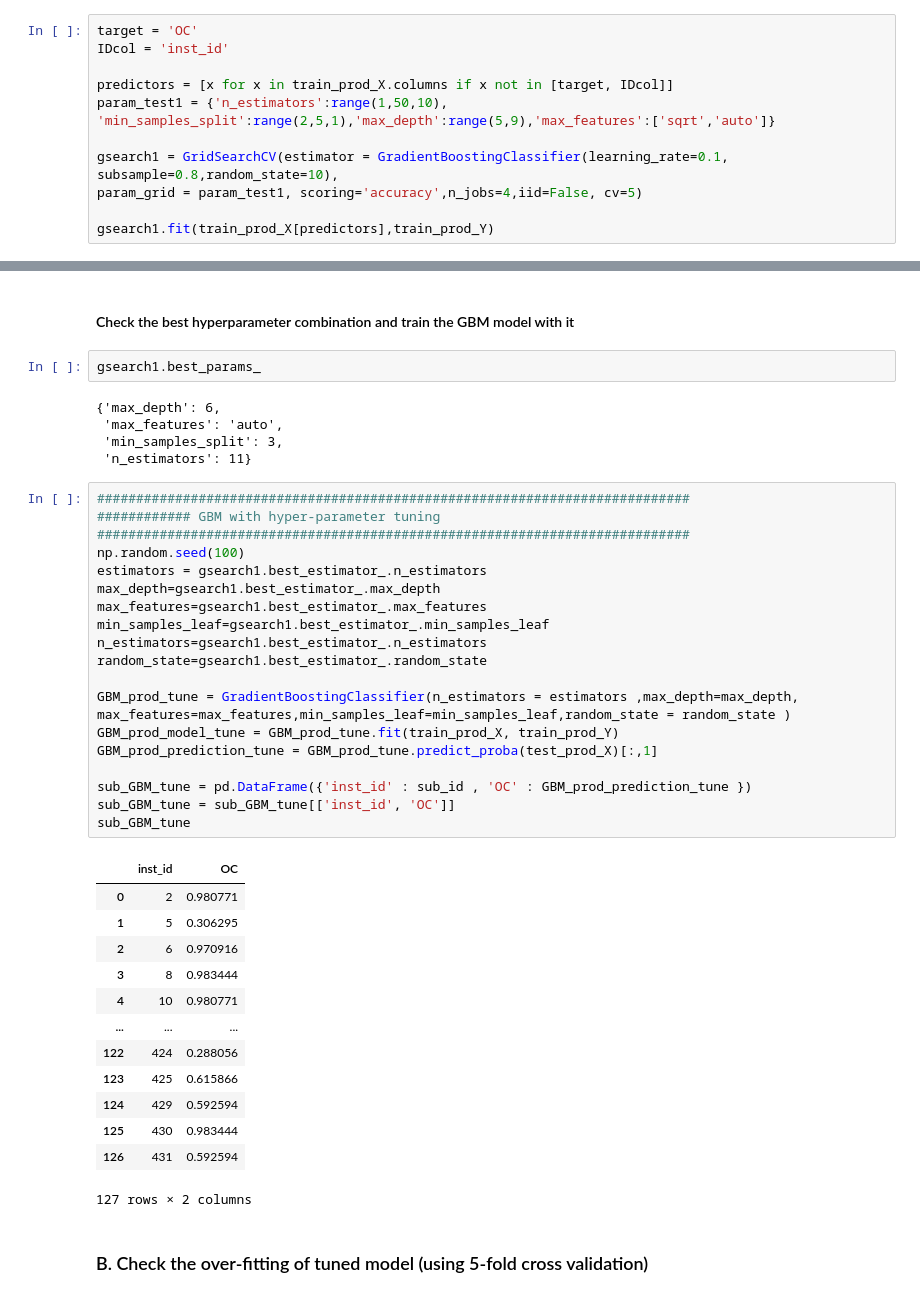
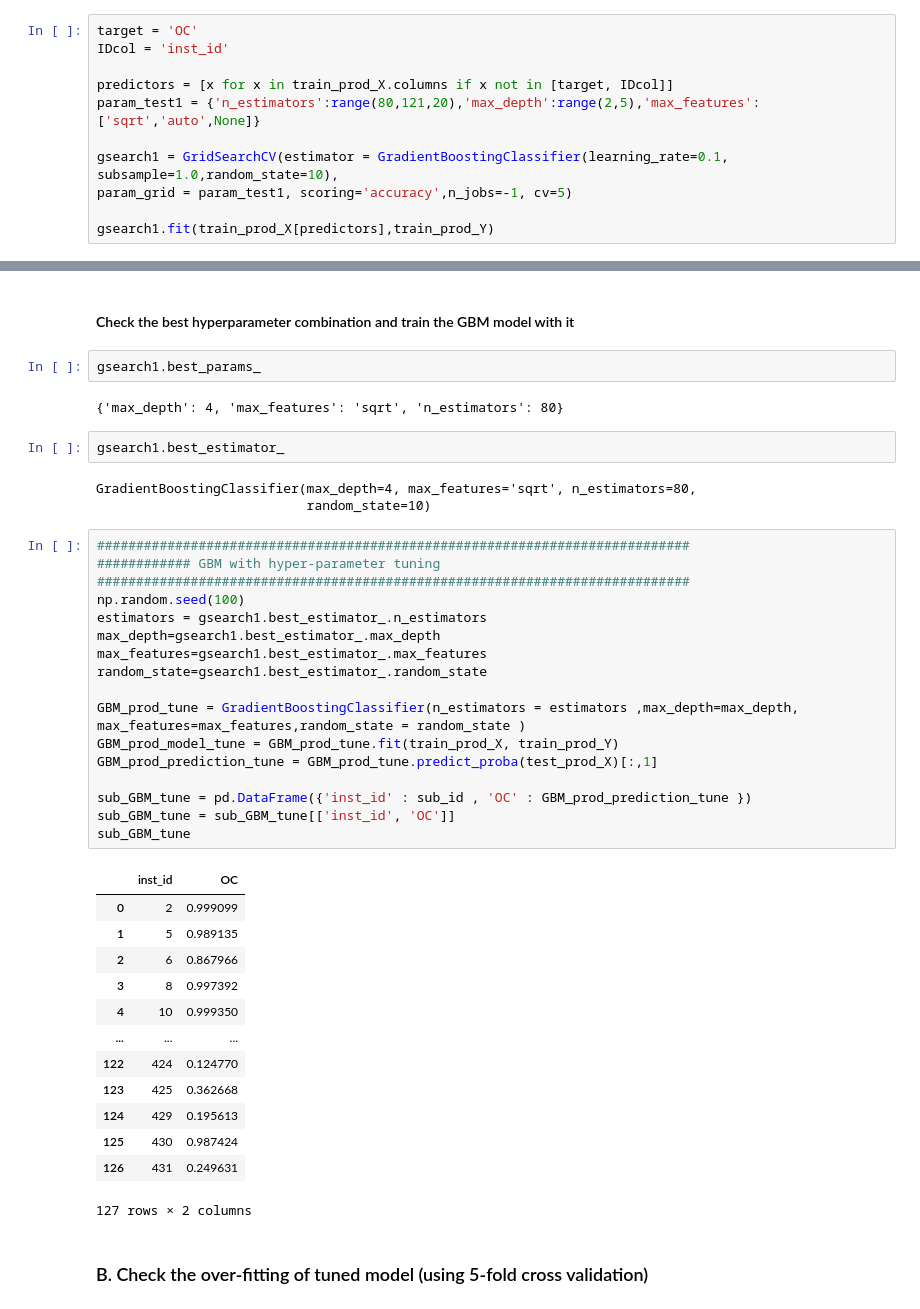
Before and after one commit to SwimmingHwang/hospital-opened-closed-classification, a Jupyter notebook: main0827_final.ipynb, the cells around one changed output, grey strips where cells are left out. Drawn from its saved outputs; the diff is of its cells as text.

```diff
--- a/main0826_final.ipynb
+++ b/main0827_final.ipynb
@@ -475,10 +475,10 @@ target = 'OC'
 IDcol = 'inst_id'
 
 predictors = [x for x in train_prod_X.columns if x not in [target, IDcol]]
-param_test1 = {'n_estimators':range(1,50,10), 'min_samples_split':range(2,5,1),'max_depth':range(5,9),'max_features':['sqrt','auto']}
+param_test1 = {'n_estimators':range(80,121,20),'max_depth':range(2,5),'max_features':['sqrt','auto',None]}
 
-gsearch1 = GridSearchCV(estimator = GradientBoostingClassifier(learning_rate=0.1, subsample=0.8,random_state=10),
-param_grid = param_test1, scoring='accuracy',n_jobs=4,iid=False, cv=5)
+gsearch1 = GridSearchCV(estimator = GradientBoostingClassifier(learning_rate=0.1, subsample=1.0,random_state=10),
+param_grid = param_test1, scoring='accuracy',n_jobs=-1, cv=5)
 
 gsearch1.fit(train_prod_X[predictors],train_prod_Y)
 # %% [output]
@@ -497,42 +493,42 @@ GridSearchCV(cv=5,
 # %%
 gsearch1.best_params_
 # %% [output]
-{'max_depth': 6,
- 'max_features': 'auto',
- 'min_samples_split': 3,
- 'n_estimators': 11}
+{'max_depth': 4, 'max_features': 'sqrt', 'n_estimators': 80}
+# %%
+gsearch1.best_estimator_
+# %% [output]
+GradientBoostingClassifier(max_depth=4, max_features='sqrt', n_estimators=80,
+                           random_state=10)
 # %%
 ############################################################################
 ############ GBM with hyper-parameter tuning
 ############################################################################
 np.random.seed(100)
 estimators = gsearch1.best_estimator_.n_estimators
 max_depth=gsearch1.best_estimator_.max_depth
 max_features=gsearch1.best_estimator_.max_features
-min_samples_leaf=gsearch1.best_estimator_.min_samples_leaf
-n_estimators=gsearch1.best_estimator_.n_estimators
 random_state=gsearch1.best_estimator_.random_state
 
-GBM_prod_tune = GradientBoostingClassifier(n_estimators = estimators ,max_depth=max_depth, max_features=max_features,min_samples_leaf=min_samples_leaf,random_state = random_state )
+GBM_prod_tune = GradientBoostingClassifier(n_estimators = estimators ,max_depth=max_depth, max_features=max_features,random_state = random_state )
 GBM_prod_model_tune = GBM_prod_tune.fit(train_prod_X, train_prod_Y)
 GBM_prod_prediction_tune = GBM_prod_tune.predict_proba(test_prod_X)[:,1]
 
 sub_GBM_tune = pd.DataFrame({'inst_id' : sub_id , 'OC' : GBM_prod_prediction_tune })
 sub_GBM_tune = sub_GBM_tune[['inst_id', 'OC']]
 sub_GBM_tune
 # %% [output]
 |  | inst_id | OC |
-| 0 | 2 | 0.980771 |
-| 1 | 5 | 0.306295 |
-| 2 | 6 | 0.970916 |
-| 3 | 8 | 0.983444 |
-| 4 | 10 | 0.980771 |
+| 0 | 2 | 0.999099 |
+| 1 | 5 | 0.989135 |
+| 2 | 6 | 0.867966 |
+| 3 | 8 | 0.997392 |
+| 4 | 10 | 0.999350 |
 | ... | ... | ... |
-| 122 | 424 | 0.288056 |
-| 123 | 425 | 0.615866 |
-| 124 | 429 | 0.592594 |
-| 125 | 430 | 0.983444 |
-| 126 | 431 | 0.592594 |
+| 122 | 424 | 0.124770 |
+| 123 | 425 | 0.362668 |
+| 124 | 429 | 0.195613 |
+| 125 | 430 | 0.987424 |
+| 126 | 431 | 0.249631 |
 127 rows × 2 columns
 # %% [markdown]
 ### B. Check the over-fitting of tuned model (using 5-fold cross validation)
```
Also changed, not shown: parts of 6 cells of this notebook, 1 other file.
